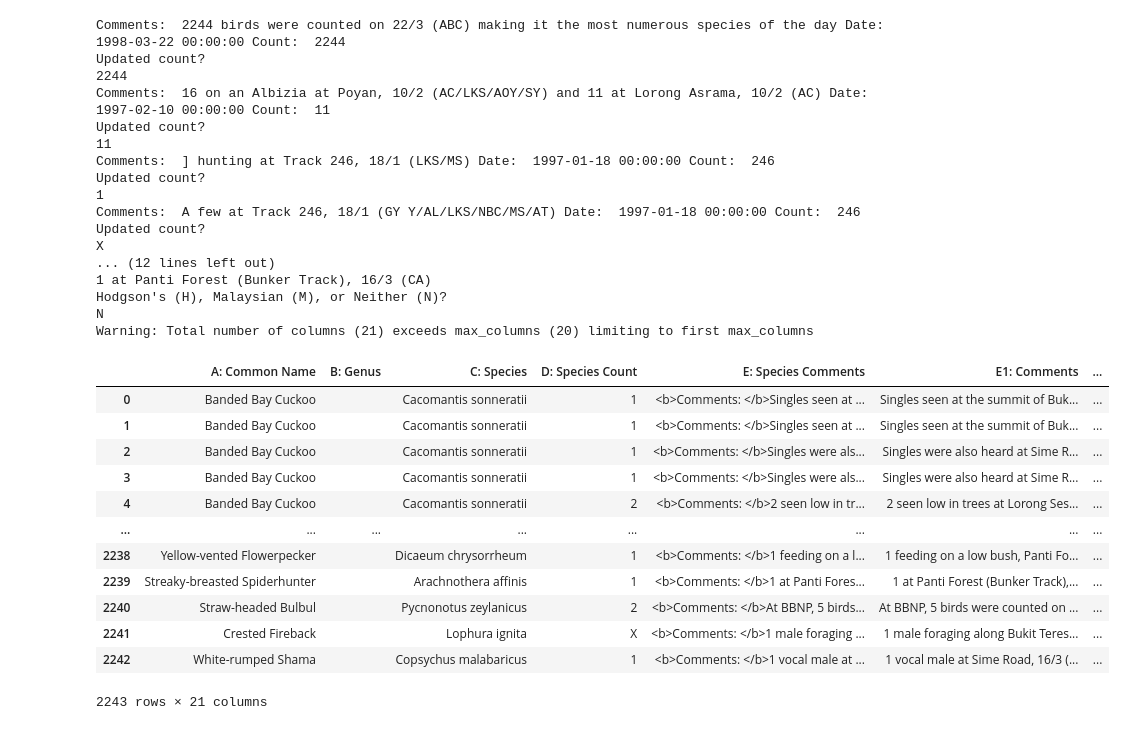
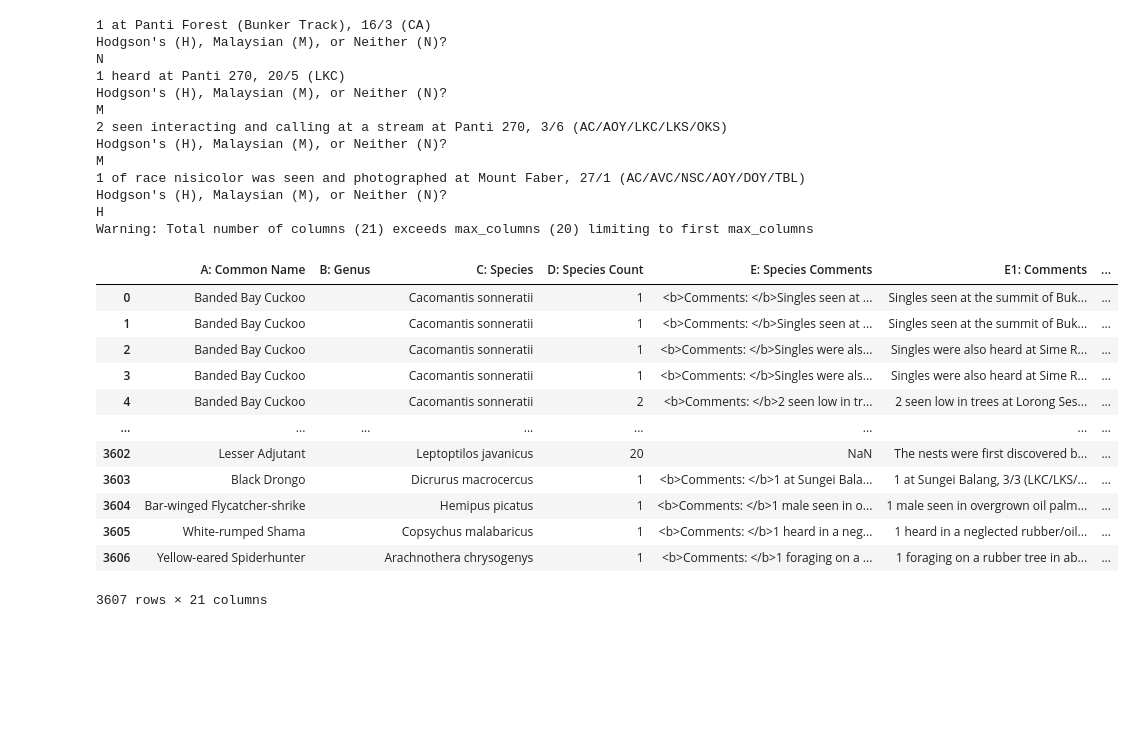
Before and after one commit to raghav-n/singapore-avi-ebird, a Jupyter notebook: scraper.ipynb, the cells around one changed output. Cells and saved outputs as stored; diff of their text form; code cells hidden in the pictures; blank space fills up the shorter version.

```diff
--- a/scraper.ipynb
+++ b/scraper.ipynb
@@ -153,8 +182,8 @@ rang2 = re.compile(r'([0-9]{1,2})-([0-9]{1,2} ?/ ?([0-9]{1,2}))')
 multi = re.compile(r'((([0-9]{1,2} ?/ ?[0-9]{1,2}),? ?a?n?d? ?){2,})')
 multisub = re.compile(r'Multidate\[(.*)\]')
 
-USERES = res2000
-BACKUPRES = res2
+USERES = res2005
+BACKUPRES = None
 
 def flatten(l):
   return [item for sublist in l for item in sublist]
@@ -238,6 +267,7 @@ latest = ''
 text = re.sub("Page [0-9]+ SINGAPORE AVIFAUNA", "", text)
 text = re.sub("SINGAPORE AVIFAUNA Page [0-9]+", "", text)
 text = text.replace("SINGAPORE AVIFAUNA", '')
+text = text.replace('&', 'and')
 
 if spdata == {}:
   for t in text.split("\n"):
@@ -245,7 +275,7 @@ if spdata == {}:
       if t not in spdata.keys():
         spdata[t] = ''
       latest = t
-    elif re.match(BACKUPRES, t.strip())!=None and "Page" not in t:
+    elif BACKUPRES != None and re.match(BACKUPRES, t.strip()) != None and "Page" not in t:
       ask = input("Is this a species? " + t.strip() + "\n").strip()
       if ask.lower() != '':
         if t not in spdata.keys():
@@ -314,6 +344,9 @@ for k, iv in list(spdata.items()):
     matched, ignore = address(string, address_re)
     matched = [i1.strip() for i1 in matched]
     if "Track 270" in string:
+      matched.append("Track 270")
+      ignore.append("270")
+    if "Panti 270" in string:
       matched.append("Track 270")
       ignore.append("270")
     if "Track 246" in string:
@@ -597,16 +630,6 @@ made["Observer(s)"] = made["Observer"].apply(expand)
 
 made['Date'] = made['Date'].str.replace("Multidate\[", '').str.replace("]",'').str.split(',')
 
-# made = (made
-#             .set_index([i for i in made.columns if i != "Date"])['Date']
-#             .apply(pd.Series)
-#             .stack()
-#             .reset_index()
-#             .drop('level_6', axis=1)
-#             .rename(columns={0:'Date'}))
-
-#
-
 try:
   made = made.explode('Date')[df_in.columns]
 except:
@@ -639,6 +662,8 @@ def dt(row):
     except:
       return None
   else:
+    if type(d) == str:
+      raise
     return d
 
 df["Date"] = df.apply(dt,axis=1)
@@ -646,7 +671,8 @@ df["Date"] = df.apply(dt,axis=1)
 datafile["Pair"] = datafile["Pair"].apply(lambda i: i.lower())
 df["English name"] = df["Species"].progress_apply(lambda i: optimum(i, 'eng'))
 df["Scientific name"] = df["Species"].apply(lambda i: optimum(i, 'sci'))
-df = df[df["English name"] != "Brubru"]
+df = df[df["English name"]!="Brubru"]
+df = df[df["English name"]!="Flores Jungle-Flycatcher"]
 df["Count"] = df["Count"].apply(lambda i: "X" if i == 1111 or i == 111 else i)
 df["Observer(s)"] = df["Observer(s)"].apply(lambda i: "Several observers" if i == 'sev obs' else i)
 df["Observer(s)"] = df["Observer(s)"].apply(lambda i: expand('('+i.replace("all ", '')+')') if i.replace("all ", '').upper() == i else i)
@@ -720,7 +746,7 @@ df[cols2].to_csv("content/df (10).csv", index=False)
 df_display.to_csv("content/output.csv", index=False)
 # files.download("content/output.csv")
 
-df1998 = df_display[df_display["Date"].dt.year.isin([1997, 1998, 2000])]
+df1998 = df_display[df_display["Date"].dt.year.isin([1990, 1997, 1998, 1999, 2000, 2001, 2002])]
 df1998.to_csv("content/output-spec.csv", index=False)
 
 data_table.DataTable(df1998, include_index=False)
@@ -748,15 +774,19 @@ What year were the added sightings seen in?
 import copy
 
 def add_info(row,df,enter=False,do_all=True,add='',add_to_lookup=False,country=0,orig=''):
-  global hotspot_lookup
+  global hotspot_lookup, savedcounts
   row2 = row.copy(deep=True)
   if row2["Count"] != 'X' and (int(row2["Count"]) > 1000 or row2["Count"] in ["246", 246] or row2["Count"] in ["11", 11]):
-    print("Comments: ", row2["Comments"], "Date: ", row2["Date"], "Count: ", row2["Count"])
     try:
-      newc = input("Updated count?\n").strip()
-    except:
-      newc = input("Updated count?\n").strip()
-    row2["Count"] = newc
+      row2["Count"] = savedcounts[row2["Comments"]]
+    except KeyError:
+      print("Comments: ", row2["Comments"], "Date: ", row2["Date"], "Count: ", row2["Count"])
+      try:
+        newc = input("Updated count? X for several\n").strip()
+      except:
+        newc = input("Updated count? X for several\n").strip()
+      row2["Count"] = newc
+      savedcounts[row2["Comments"]] = newc
   if row2["English name"] == "Hodgson's Hawk-Cuckoo":
     print(row2["Comments"])
     inp = ''
@@ -816,6 +846,7 @@ first = {
 
 df2005 = df1998.copy(deep=True)
 
+
 df2005 = df2005.reset_index(drop=True)
 df2005["Location"] = df2005["Location"].apply(lambda loc: first[loc] if loc in first.keys() else loc)
 
@@ -828,6 +859,7 @@ df2005["Country"] = df2005["Count"]
 
 df2005 = df2005.apply(lambda row: add_info(row, df2005, do_all=False),axis=1)
 hotspot_lookup.to_csv("content/lookup-hotspots.csv")
+np.save("content/savedcounts.npy", savedcounts)
 
 empty = ["" for _ in df2005["English name"]]
 
@@ -853,52 +885,48 @@ ebird_upload["I: Observation Date"] = df2005["Date"].dt.strftime("")
 ebird_upload["J: Start Time"] = empty
 ebird_upload["K: State/Province"] = ["" for i in df2005["Country"]]  # ASSUMING ONLY SG/JOHOR
 ebird_upload["L: Country"] = [country[i] if i in country.keys() else "SG" for i in df2005["Country"]] # ASSUMING ONLY SG/MALAYSIA
 ebird_upload["M: Protocol"] = ["historical" for i in df2005["Country"]]
 ebird_upload["N: Number of Observers"] = [len(i.split('/')) if i != "sev obs" and i != "SBG" else "" for i in df2005["Observer(s)"] ]
 ebird_upload["O: Duration"] = empty
 ebird_upload["P: All Observations Reported?"] = ['N' for i in df2005["Country"] ]
 ebird_upload["Q: Distance Covered"] = empty
 ebird_upload["R: Area Covered"] = empty
 ebird_upload["S: Checklist Comments"] = df2005["Trip comments"]
 
 df2005["Updated location"] = ebird_upload["F: Location Name"]
 df2005 = df2005[['English name', 'Scientific name', 'Date', 'Count', 'Observer(s)',
        'Location', 'Updated location', 'Comments', 'Trip comments']]
 df2005.to_csv("content/output-spec.csv", index=False)
 
 ebird_upload.to_csv("content/upload-spec.csv", index=False)
 data_table.DataTable(ebird_upload, include_index=False)
 # %% [output]
-Comments:  2244 birds were counted on 22/3 (ABC) making it the most numerous species of the day Date:  1998-03-22 00:00:00 Count:  2244
-Updated count?
-2244
-Comments:  16 on an Albizia at Poyan, 10/2 (AC/LKS/AOY/SY) and 11 at Lorong Asrama, 10/2 (AC) Date:  1997-02-10 00:00:00 Count:  11
-Updated count?
-11
-Comments:  ] hunting at Track 246, 18/1 (LKS/MS) Date:  1997-01-18 00:00:00 Count:  246
-Updated count?
-1
-Comments:  A few at Track 246, 18/1 (GY Y/AL/LKS/NBC/MS/AT) Date:  1997-01-18 00:00:00 Count:  246
-Updated count?
-X
-... (12 lines left out)
 1 at Panti Forest (Bunker Track), 16/3 (CA)
 Hodgson's (H), Malaysian (M), or Neither (N)?
 N
+1 heard at Panti 270, 20/5 (LKC)
+Hodgson's (H), Malaysian (M), or Neither (N)?
+M
+2 seen interacting and calling at a stream at Panti 270, 3/6 (AC/AOY/LKC/LKS/OKS)
+Hodgson's (H), Malaysian (M), or Neither (N)?
+M
+1 of race nisicolor was seen and photographed at Mount Faber, 27/1 (AC/AVC/NSC/AOY/DOY/TBL)
+Hodgson's (H), Malaysian (M), or Neither (N)?
+H
 Warning: Total number of columns (21) exceeds max_columns (20) limiting to first max_columns
 |  | A: Common Name | B: Genus | C: Species | D: Species Count | E: Species Comments | E1: Comments | ... |
 | 0 | Banded Bay Cuckoo |  | Cacomantis sonneratii | 1 | <b>Comments: </b>Singles seen at ... | Singles seen at the summit of Buk... | ... |
 | 1 | Banded Bay Cuckoo |  | Cacomantis sonneratii | 1 | <b>Comments: </b>Singles seen at ... | Singles seen at the summit of Buk... | ... |
 | 2 | Banded Bay Cuckoo |  | Cacomantis sonneratii | 1 | <b>Comments: </b>Singles were als... | Singles were also heard at Sime R... | ... |
 | 3 | Banded Bay Cuckoo |  | Cacomantis sonneratii | 1 | <b>Comments: </b>Singles were als... | Singles were also heard at Sime R... | ... |
 | 4 | Banded Bay Cuckoo |  | Cacomantis sonneratii | 2 | <b>Comments: </b>2 seen low in tr... | 2 seen low in trees at Lorong Ses... | ... |
 | ... | ... | ... | ... | ... | ... | ... | ... |
-| 2238 | Yellow-vented Flowerpecker |  | Dicaeum chrysorrheum | 1 | <b>Comments: </b>1 feeding on a l... | 1 feeding on a low bush, Panti Fo... | ... |
-| 2239 | Streaky-breasted Spiderhunter |  | Arachnothera affinis | 1 | <b>Comments: </b>1 at Panti Fores... | 1 at Panti Forest (Bunker Track),... | ... |
-| 2240 | Straw-headed Bulbul |  | Pycnonotus zeylanicus | 2 | <b>Comments: </b>At BBNP, 5 birds... | At BBNP, 5 birds were counted on ... | ... |
-| 2241 | Crested Fireback |  | Lophura ignita | X | <b>Comments: </b>1 male foraging ... | 1 male foraging along Bukit Teres... | ... |
-| 2242 | White-rumped Shama |  | Copsychus malabaricus | 1 | <b>Comments: </b>1 vocal male at ... | 1 vocal male at Sime Road, 16/3 (... | ... |
+| 3602 | Lesser Adjutant |  | Leptoptilos javanicus | 20 | NaN | The nests were first discovered b... | ... |
+| 3603 | Black Drongo |  | Dicrurus macrocercus | 1 | <b>Comments: </b>1 at Sungei Bala... | 1 at Sungei Balang, 3/3 (LKC/LKS/... | ... |
+| 3604 | Bar-winged Flycatcher-shrike |  | Hemipus picatus | 1 | <b>Comments: </b>1 male seen in o... | 1 male seen in overgrown oil palm... | ... |
+| 3605 | White-rumped Shama |  | Copsychus malabaricus | 1 | <b>Comments: </b>1 heard in a neg... | 1 heard in a neglected rubber/oil... | ... |
+| 3606 | Yellow-eared Spiderhunter |  | Arachnothera chrysogenys | 1 | <b>Comments: </b>1 foraging on a ... | 1 foraging on a rubber tree in ab... | ... |
-2243 rows × 21 columns
+3607 rows × 21 columns
 # %%
 ### COPY TO DRIVE
 
```
Also changed, not shown: parts of 5 cells of this notebook.
